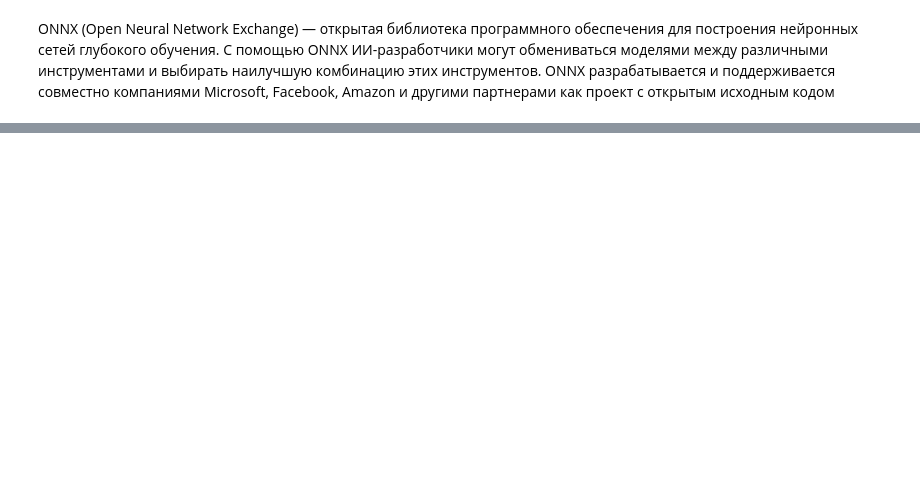
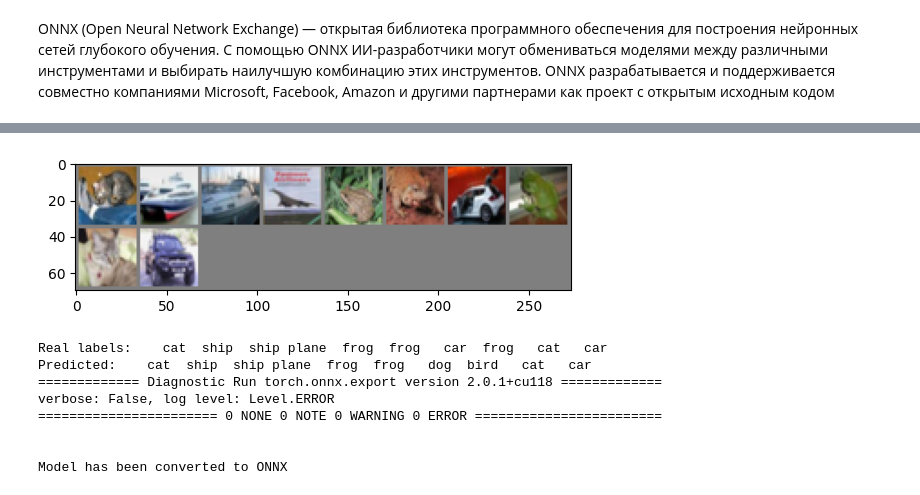
Before and after one commit to natalia-sd/AI-andstuff, a Jupyter notebook: semester 2 (feb - jun 2023)/lab_5/lab_5.ipynb, the cells around one changed output, grey strips where cells are left out. Cells and saved outputs as stored; diff of their text form; code cells hidden in the pictures; blank space fills up the shorter version.

```diff
--- a/semester 2 (feb - jun 2023)/lab_5/lab_5.ipynb
+++ b/semester 2 (feb - jun 2023)/lab_5/lab_5.ipynb
@@ -31,0 +204,5 @@ ONNX (Open Neural Network Exchange) — открытая библиотека п
+# %%
+# Function to save the model
+def saveModel():
+    path = "./model_cifar.pth"
+    torch.save(model.state_dict(), path)
@@ -31,0 +247,24 @@ ONNX (Open Neural Network Exchange) — открытая библиотека п
+# %%
+def testClassess():
+    class_correct = list(0. for i in range(number_of_labels))
+    class_total = list(0. for i in range(number_of_labels))
+
+    with torch.no_grad():
+        for data in test_loader:
+            images, labels = data
+            images = images.to(device)
+            labels = labels.to(device)
+
+            outputs = model(images)
+
+            _, predicted = torch.max(outputs, 1)
+            c = (predicted == labels).squeeze()
+
+            for i in range(BATCH_SIZE):
+                label = labels[i]
+                class_correct[label] += c[i].item()
+                class_total[label] += 1
+
+    for i in range(number_of_labels):
+        print('Accuracy of %5s : %2d %%' % (classes[i],
+                                            100 * class_correct[i] / class_total[i]))
@@ -31,0 +314,16 @@ ONNX (Open Neural Network Exchange) — открытая библиотека п
+# %%
+train(5)
+print('Finished Training')
+
+testAccuracy()
+testClassess()
+
+model = Network()
+path = "model_cifar.pth"
+model.load_state_dict(torch.load(path))
+
+testBatch()
+
+# Conversion to ONNX
+Convert_ONNX()
+# %% [output]
@@ -31,0 +347,9 @@ ONNX (Open Neural Network Exchange) — открытая библиотека п
+[figure, added]
+Real labels:    cat  ship  ship plane  frog  frog   car  frog   cat   car
+Predicted:    cat  ship  ship plane  frog  frog   dog  bird   cat   car
+============= Diagnostic Run torch.onnx.export version 2.0.1+cu118 =============
+verbose: False, log level: Level.ERROR
+======================= 0 NONE 0 NOTE 0 WARNING 0 ERROR ========================
+
+
+Model has been converted to ONNX
```
Also changed, not shown: parts of 19 cells of this notebook.
